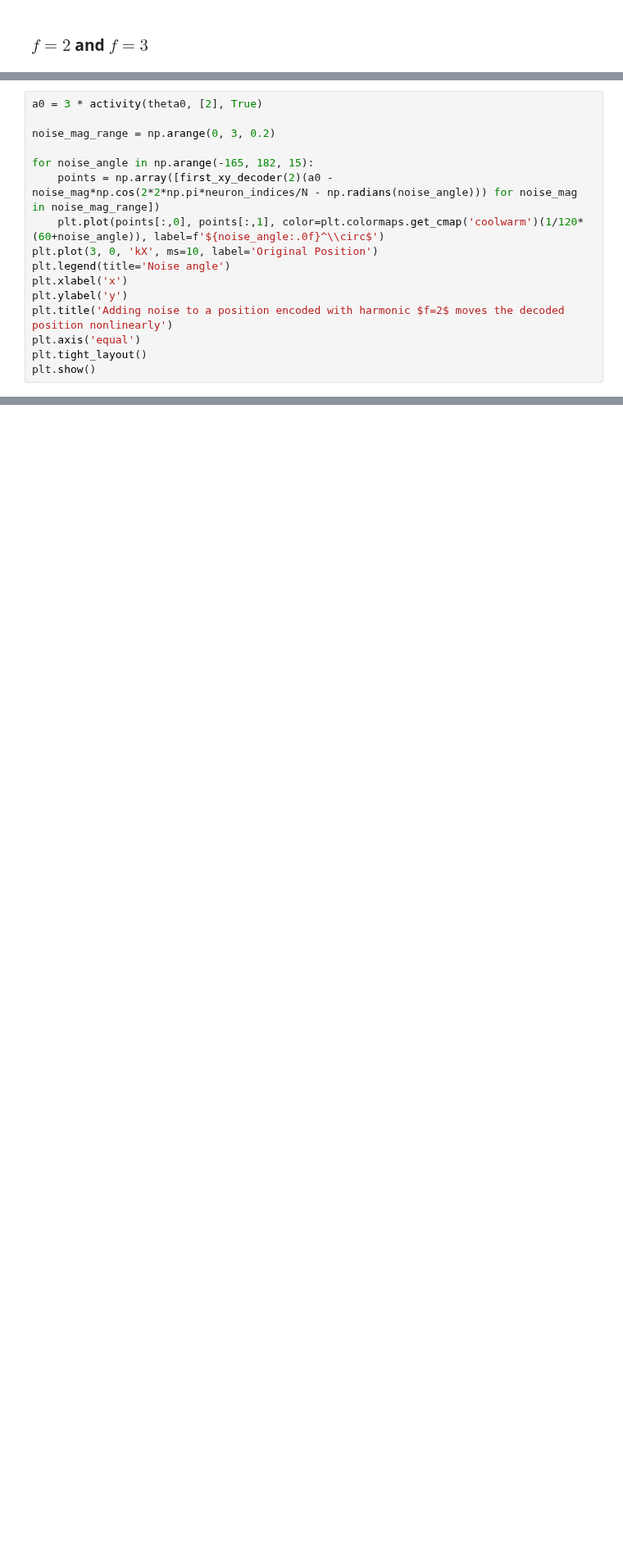
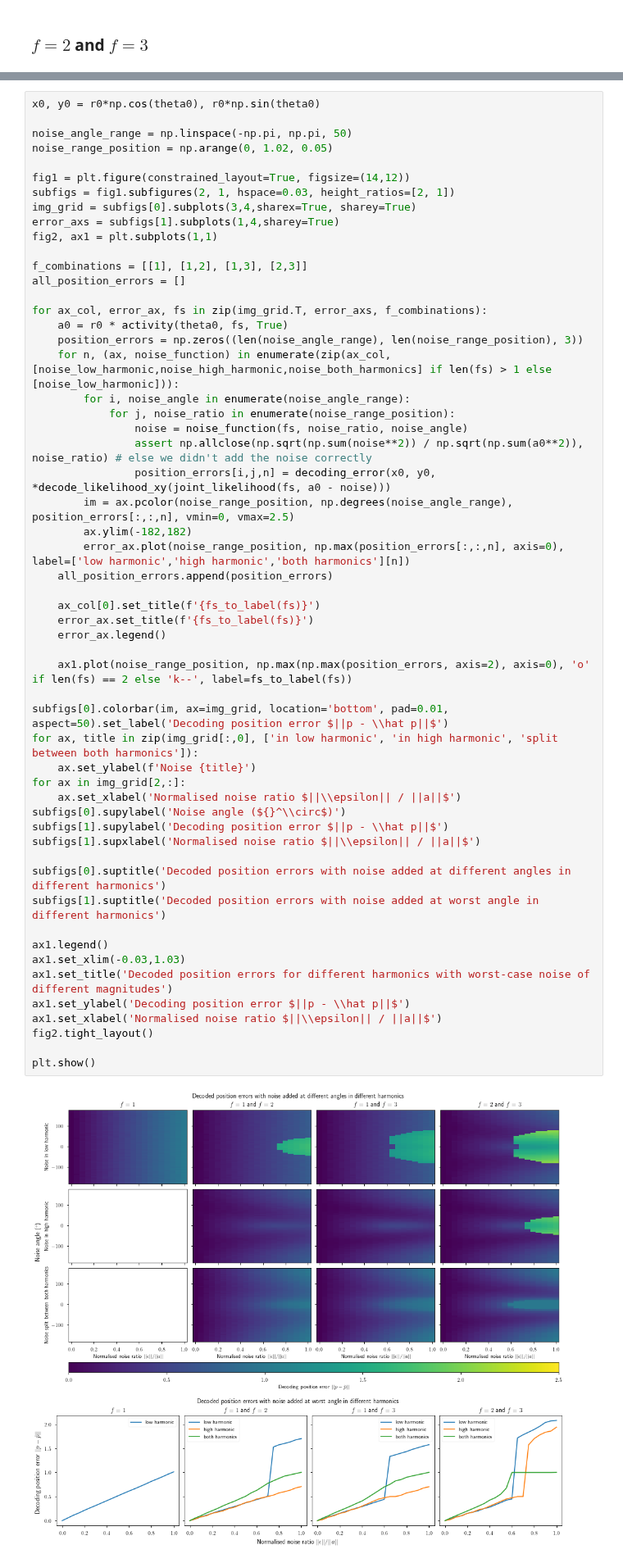
Before and after one commit to Dominic-DallOsto/insect-navigation-sinusoidal-optimality, a Jupyter notebook: noise affected multiple harmonics encoding.ipynb, the cells around one changed output, grey strips where cells are left out. Shown at 82% size. Drawn from its saved outputs; the diff is of its cells as text; blank space fills up the shorter version.

```diff
--- a/noise affected multiple harmonics encoding.ipynb
+++ b/noise affected multiple harmonics encoding.ipynb
@@ -198,16 +241,0 @@ Adding noise to a harmonic that isn't $f=1$ moves the decoded position in a nonl
-# %%
-a0 = 3 * activity(theta0, [2], True)
-
-noise_mag_range = np.arange(0, 3, 0.2)
-
-for noise_angle in np.arange(-165, 182, 15):
-	points = np.array([first_xy_decoder(2)(a0 - noise_mag*np.cos(2*2*np.pi*neuron_indices/N - np.radians(noise_angle))) for noise_mag in noise_mag_range])
-	plt.plot(points[:,0], points[:,1], color=plt.colormaps.get_cmap('coolwarm')(1/120*(60+noise_angle)), label=f'${noise_angle:.0f}^\\circ$')
-plt.plot(3, 0, 'kX', ms=10, label='Original Position')
-plt.legend(title='Noise angle')
-plt.xlabel('x')
-plt.ylabel('y')
-plt.title('Adding noise to a position encoded with harmonic $f=2$ moves the decoded position nonlinearly')
-plt.axis('equal')
-plt.tight_layout()
-plt.show()
@@ -271,0 +283,57 @@ plt.show()
+# %%
+x0, y0 = r0*np.cos(theta0), r0*np.sin(theta0)
+
+noise_angle_range = np.linspace(-np.pi, np.pi, 50)
+noise_range_position = np.arange(0, 1.02, 0.05)
+
+fig1 = plt.figure(constrained_layout=True, figsize=(14,12))
+subfigs = fig1.subfigures(2, 1, hspace=0.03, height_ratios=[2, 1])
+img_grid = subfigs[0].subplots(3,4,sharex=True, sharey=True)
+error_axs = subfigs[1].subplots(1,4,sharey=True)
+fig2, ax1 = plt.subplots(1,1)
+
+f_combinations = [[1], [1,2], [1,3], [2,3]]
+all_position_errors = []
+
+for ax_col, error_ax, fs in zip(img_grid.T, error_axs, f_combinations):
+	a0 = r0 * activity(theta0, fs, True)
+	position_errors = np.zeros((len(noise_angle_range), len(noise_range_position), 3))
+	for n, (ax, noise_function) in enumerate(zip(ax_col, [noise_low_harmonic,noise_high_harmonic,noise_both_harmonics] if len(fs) > 1 else [noise_low_harmonic])):
+		for i, noise_angle in enumerate(noise_angle_range):
+			for j, noise_ratio in enumerate(noise_range_position):
+				noise = noise_function(fs, noise_ratio, noise_angle)
+				assert np.allclose(np.sqrt(np.sum(noise**2)) / np.sqrt(np.sum(a0**2)), noise_ratio) # else we didn't add the noise correctly
+				position_errors[i,j,n] = decoding_error(x0, y0, *decode_likelihood_xy(joint_likelihood(fs, a0 - noise)))
+		im = ax.pcolor(noise_range_position, np.degrees(noise_angle_range), position_errors[:,:,n], vmin=0, vmax=2.5)
+		ax.ylim(-182,182)
+		error_ax.plot(noise_range_position, np.max(position_errors[:,:,n], axis=0), label=['low harmonic','high harmonic','both harmonics'][n])
+	all_position_errors.append(position_errors)
+
+	ax_col[0].set_title(f'{fs_to_label(fs)}')
+	error_ax.set_title(f'{fs_to_label(fs)}')
+	error_ax.legend()
+
+	ax1.plot(noise_range_position, np.max(np.max(position_errors, axis=2), axis=0), 'o' if len(fs) == 2 else 'k--', label=fs_to_label(fs))
+
+subfigs[0].colorbar(im, ax=img_grid, location='bottom', pad=0.01, aspect=50).set_label('Decoding position error $||p - \\hat p||$')
+for ax, title in zip(img_grid[:,0], ['in low harmonic', 'in high harmonic', 'split between both harmonics']):
+	ax.set_ylabel(f'Noise {title}')
+for ax in img_grid[2,:]:
+	ax.set_xlabel('Normalised noise ratio $||\\epsilon|| / ||a||$')
+subfigs[0].supylabel('Noise angle (${}^\\circ$)')
+subfigs[1].supylabel('Decoding position error $||p - \\hat p||$')
+subfigs[1].supxlabel('Normalised noise ratio $||\\epsilon|| / ||a||$')
+
+subfigs[0].suptitle('Decoded position errors with noise added at different angles in different harmonics')
+subfigs[1].suptitle('Decoded position errors with noise added at worst angle in different harmonics')
+
+ax1.legend()
+ax1.set_xlim(-0.03,1.03)
+ax1.set_title('Decoded position errors for different harmonics with worst-case noise of different magnitudes')
+ax1.set_ylabel('Decoding position error $||p - \\hat p||$')
+ax1.set_xlabel('Normalised noise ratio $||\\epsilon|| / ||a||$')
+fig2.tight_layout()
+
+plt.show()
+# %% [output]
+[figure, added]
```
Also changed, not shown: parts of 30 cells of this notebook, 2 other files.
